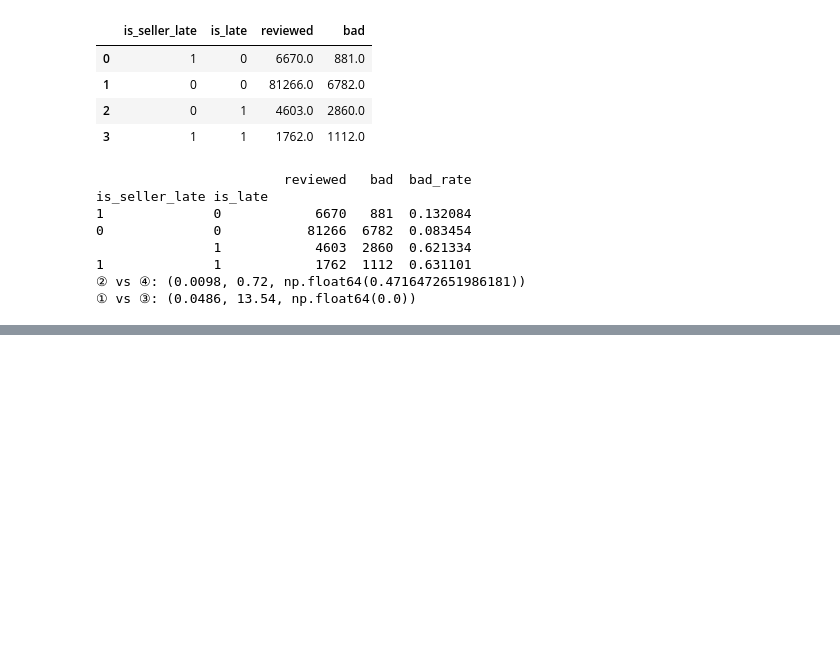
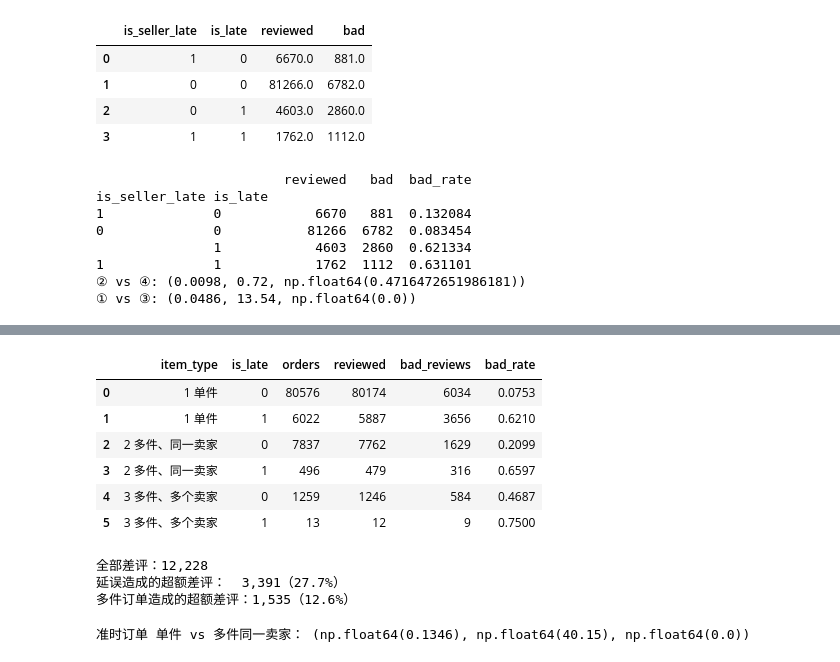
Before and after one commit to LeeMichael-L/olist-analytics, a Jupyter notebook: python/m3_fulfillment.ipynb, the cells around one changed output, grey strips where cells are left out. Drawn from its saved outputs; the diff is of its cells as text; code cells hidden in the pictures; blank space fills up the shorter version.

```diff
--- a/python/m3_fulfillment.ipynb
+++ b/python/m3_fulfillment.ipynb
@@ -459,0 +614,53 @@ is_seller_late is_late
+# %%
+# 订单类型：单件 / 多件同一卖家 / 多件多个卖家
+sql_items = """
+SELECT CASE WHEN n_items = 1         THEN '1 单件'
+            WHEN is_multi_seller = 0 THEN '2 多件、同一卖家'
+            ELSE                          '3 多件、多个卖家' END AS item_type,
+       is_late,
+       COUNT(*)                     AS orders,
+       SUM(has_review)              AS reviewed,
+       SUM(is_bad_review)           AS bad_reviews,
+       ROUND(AVG(is_bad_review), 4) AS bad_rate
+FROM dws_order_fulfillment
+GROUP BY item_type, is_late
+ORDER BY item_type, is_late
+"""
+df_items = run_query(sql_items)
+df_items[["reviewed", "bad_reviews"]] = df_items[["reviewed", "bad_reviews"]].astype(int)
+df_items
+# %% [output]
+|  | item_type | is_late | orders | reviewed | bad_reviews | bad_rate |
+| 0 | 1 单件 | 0 | 80576 | 80174 | 6034 | 0.0753 |
+| 1 | 1 单件 | 1 | 6022 | 5887 | 3656 | 0.6210 |
+| 2 | 2 多件、同一卖家 | 0 | 7837 | 7762 | 1629 | 0.2099 |
+| 3 | 2 多件、同一卖家 | 1 | 496 | 479 | 316 | 0.6597 |
+| 4 | 3 多件、多个卖家 | 0 | 1259 | 1246 | 584 | 0.4687 |
+| 5 | 3 多件、多个卖家 | 1 | 13 | 12 | 9 | 0.7500 |
+# %%
+# 统一口径比较：延误与多件订单各自造成了多少"超额差评"
+# 超额差评 = 该组有评价订单数 × (该组差评率 − 基准组差评率)
+g = df_items.groupby("is_late")[["reviewed", "bad_reviews"]].sum()
+bad_ontime = g.loc[0, "bad_reviews"] / g.loc[0, "reviewed"]
+bad_late   = g.loc[1, "bad_reviews"] / g.loc[1, "reviewed"]
+excess_delay = g.loc[1, "reviewed"] * (bad_late - bad_ontime)              # 基准：未延误订单
+
+ontime = df_items[df_items["is_late"] == 0].set_index("item_type")
+single_rate = ontime.loc["1 单件", "bad_reviews"] / ontime.loc["1 单件", "reviewed"]
+multi = ontime.drop(index="1 单件")
+excess_multi = (multi["bad_reviews"] - multi["reviewed"] * single_rate).sum()   # 基准：准时的单件订单
+
+total_bad = df_items["bad_reviews"].sum()
+print(f"全部差评：{total_bad:,}")
+print(f"延误造成的超额差评：  {excess_delay:,.0f}（{excess_delay / total_bad:.1%}）")
+print(f"多件订单造成的超额差评：{excess_multi:,.0f}（{excess_multi / total_bad:.1%}）")
+# %% [output]
+全部差评：12,228
+延误造成的超额差评：  3,391（27.7%）
+多件订单造成的超额差评：1,535（12.6%）
+# %%
+# 显著性检验：准时送达的订单中，单件 vs 多件同一卖家（two_prop_ztest 已在 3.5 定义）
+a, b = ontime.loc["1 单件"], ontime.loc["2 多件、同一卖家"]
+print("准时订单 单件 vs 多件同一卖家：", two_prop_ztest(a["bad_reviews"], a["reviewed"], b["bad_reviews"], b["reviewed"]))
+# %% [output]
+准时订单 单件 vs 多件同一卖家： (np.float64(0.1346), np.float64(40.15), np.float64(0.0))
```
Also changed, not shown: parts of 10 cells of this notebook, 13 other files.
